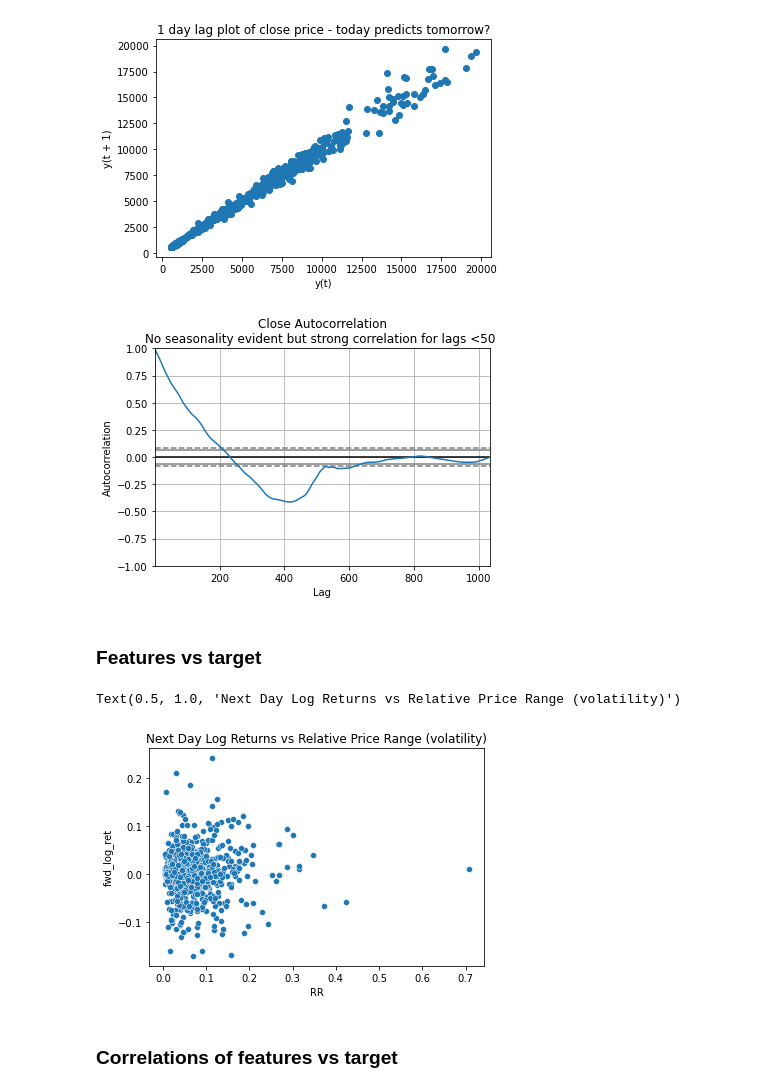
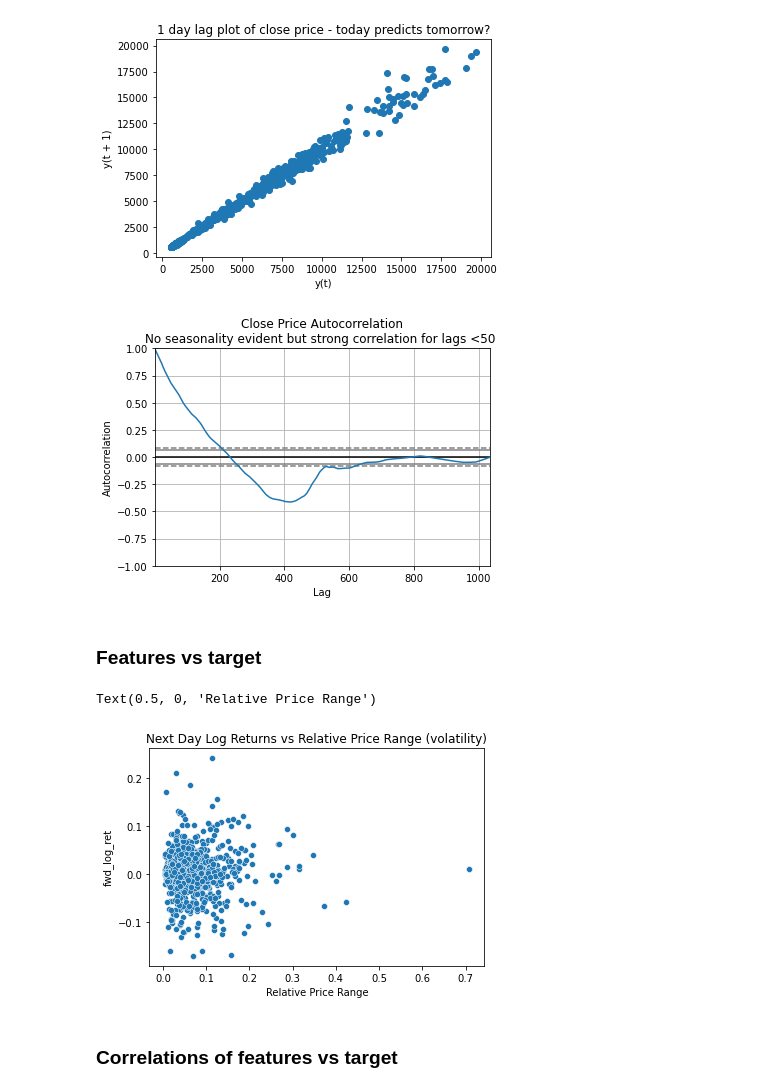
Before and after one commit to jesse-d-marder/personal-codeup-project, a Jupyter notebook: predict_crypto.ipynb, the cells around one changed output. Cells and saved outputs as stored; diff of their text form; code cells hidden in the pictures.

```diff
--- a/predict_crypto.ipynb
+++ b/predict_crypto.ipynb
@@ -211,18 +216,19 @@ Text(0.5, 1.0, '1 day lag plot of close price - today predicts tomorrow?')
 [figure]
 # %%
 pd.plotting.autocorrelation_plot(train.close)
-plt.title('Close Autocorrelation\nNo seasonality evident but strong correlation for lags <50 ')
+plt.title('Close Price Autocorrelation\nNo seasonality evident but strong correlation for lags <50 ')
 None
 # %% [output]
-[figure, old version]
+[figure, new version]
 # %% [markdown]
 ### Features vs target
 # %%
 sns.scatterplot(train.RR, train.fwd_log_ret)
 plt.title('Next Day Log Returns vs Relative Price Range (volatility)')
+plt.xlabel('Relative Price Range')
 # %% [output]
-Text(0.5, 1.0, 'Next Day Log Returns vs Relative Price Range (volatility)')
+Text(0.5, 0, 'Relative Price Range')
-[figure, old version]
+[figure, new version]
 # %% [markdown]
 ### Correlations of features vs target
 # %%
```
Also changed, not shown: parts of 59 cells of this notebook, 2 other files.
